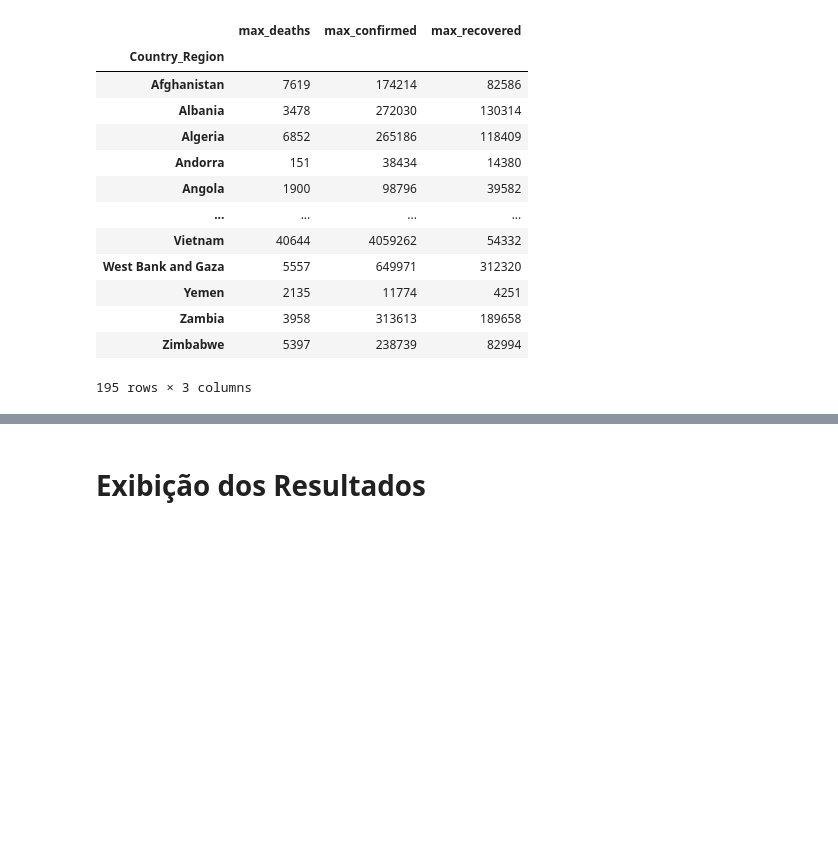
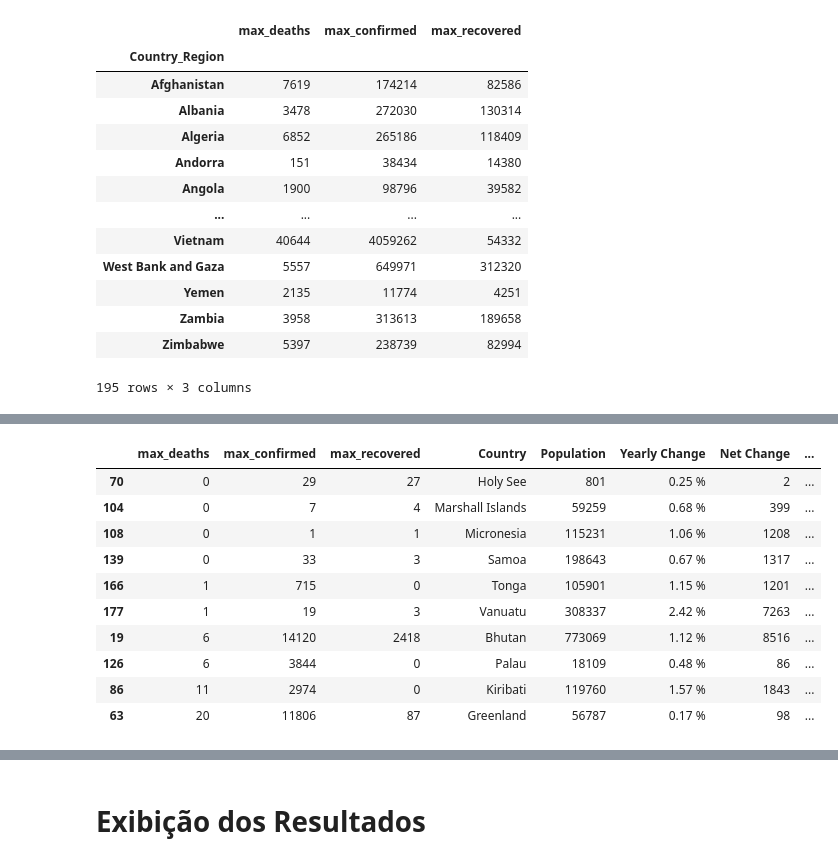
Before and after one commit to joaonart/mcz-pl-a4-modelo-ja, a Jupyter notebook: notebooks/PL_A4_modelo_joaoalves.ipynb, the cells around one changed output, grey strips where cells are left out. Saved outputs shown, nothing was run; the diff lists cells and outputs as text; code cells hidden in the pictures; blank space fills up the shorter version.

```diff
--- a/notebooks/PL_A4_modelo_joaoalves.ipynb
+++ b/notebooks/PL_A4_modelo_joaoalves.ipynb
@@ -219,0 +328,15 @@ display(covidbase.groupby('Country_Region') \
+# %%
+# Top 10 países menos afetados com vítimas do covid 19
+covidbaseaggworld.nsmallest(10, 'max_deaths')
+# %% [output]
+|  | max_deaths | max_confirmed | max_recovered | Country | Population | Yearly Change | Net Change | ... |
+| 70 | 0 | 29 | 27 | Holy See | 801 | 0.25 % | 2 | ... |
+| 104 | 0 | 7 | 4 | Marshall Islands | 59259 | 0.68 % | 399 | ... |
+| 108 | 0 | 1 | 1 | Micronesia | 115231 | 1.06 % | 1208 | ... |
+| 139 | 0 | 33 | 3 | Samoa | 198643 | 0.67 % | 1317 | ... |
+| 166 | 1 | 715 | 0 | Tonga | 105901 | 1.15 % | 1201 | ... |
+| 177 | 1 | 19 | 3 | Vanuatu | 308337 | 2.42 % | 7263 | ... |
+| 19 | 6 | 14120 | 2418 | Bhutan | 773069 | 1.12 % | 8516 | ... |
+| 126 | 6 | 3844 | 0 | Palau | 18109 | 0.48 % | 86 | ... |
+| 86 | 11 | 2974 | 0 | Kiribati | 119760 | 1.57 % | 1843 | ... |
+| 63 | 20 | 11806 | 87 | Greenland | 56787 | 0.17 % | 98 | ... |
```
Also changed, not shown: parts of 23 cells of this notebook.
